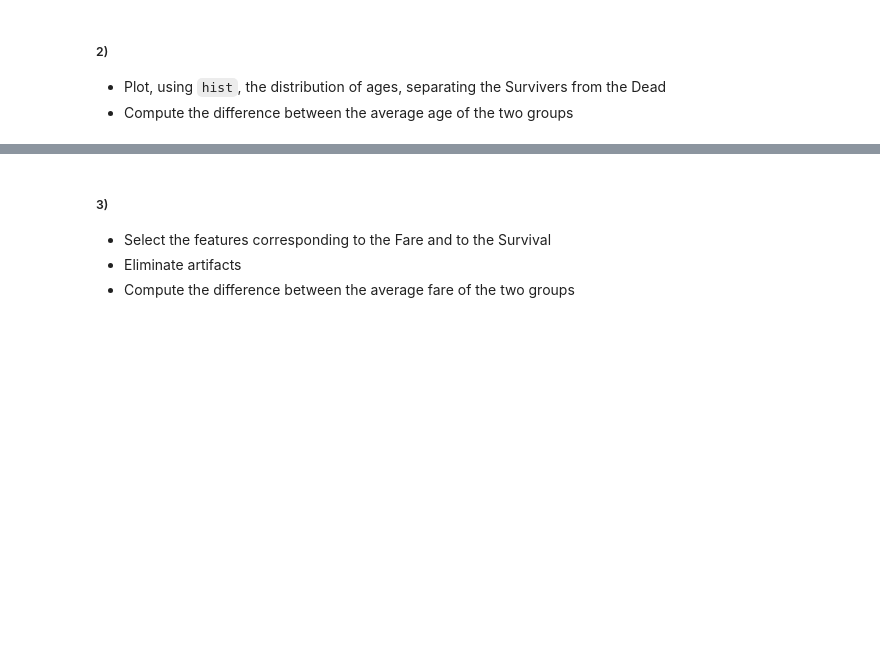
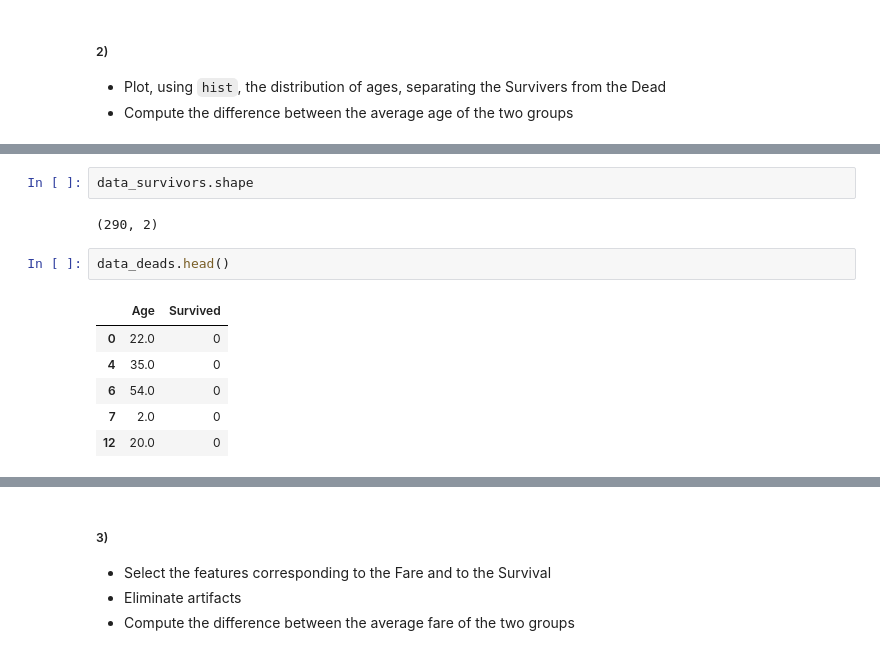
Before and after one commit to roduit/FundamentalLearningEPFL, a Jupyter notebook: TP1/FoIL_ex1_public.ipynb, the cells around one changed output, grey strips where cells are left out. Cells and saved outputs as stored; diff of their text form; blank space fills up the shorter version.

```diff
--- a/TP1/FoIL_ex1_public.ipynb
+++ b/TP1/FoIL_ex1_public.ipynb
@@ -438,3 +455,16 @@ diff_mean = mean_deads - mean_survivors
 print(f"the difference between the two means is {diff_mean} years")
 # %% [output]
 the difference between the two means is 2.282489590110604 years
+# %%
+data_survivors.shape
+# %% [output]
+(290, 2)
+# %%
+data_deads.head()
+# %% [output]
+|  | Age | Survived |
+| 0 | 22.0 | 0 |
+| 4 | 35.0 | 0 |
+| 6 | 54.0 | 0 |
+| 7 | 2.0 | 0 |
+| 12 | 20.0 | 0 |
```
Also changed, not shown: parts of 15 cells of this notebook.
